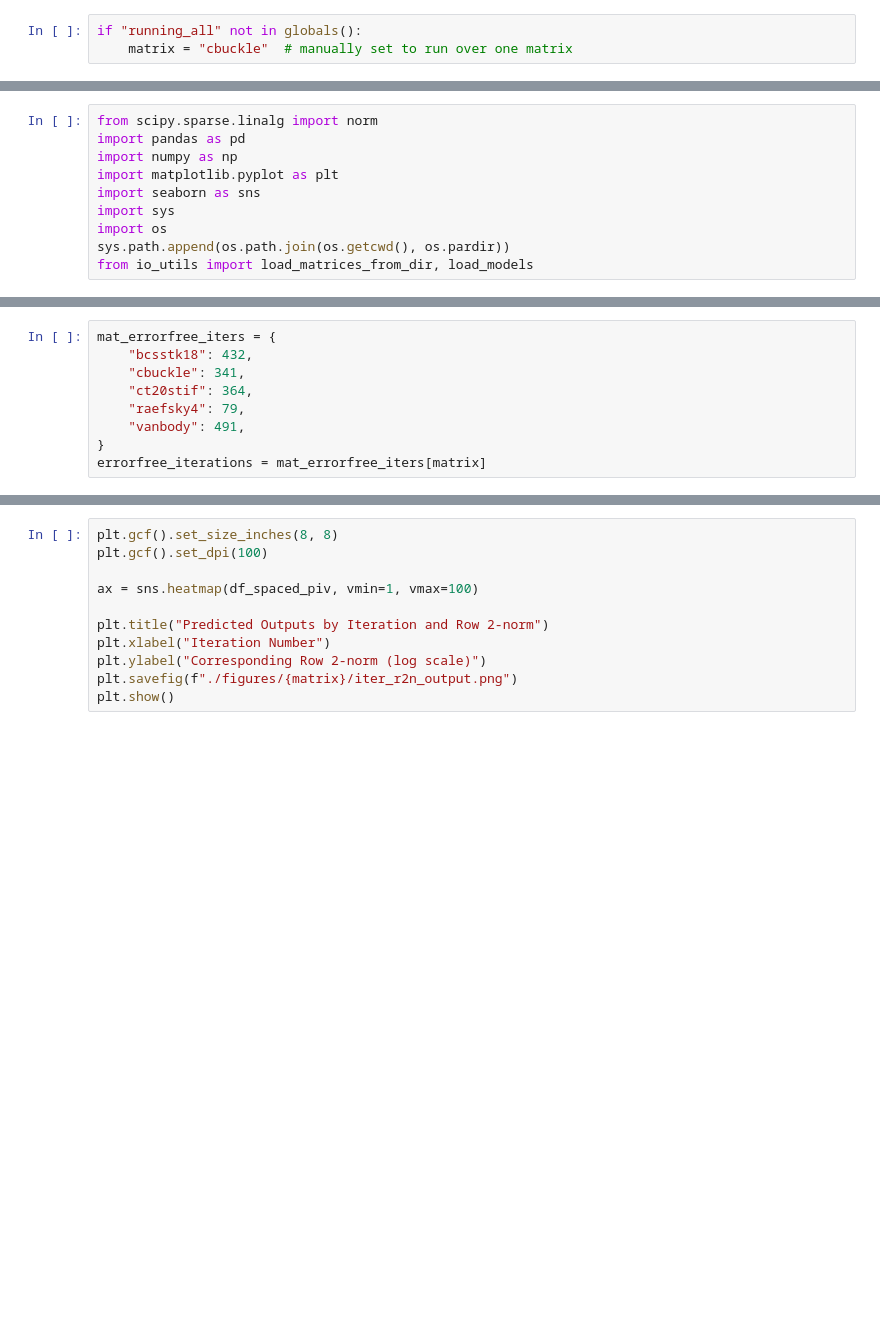
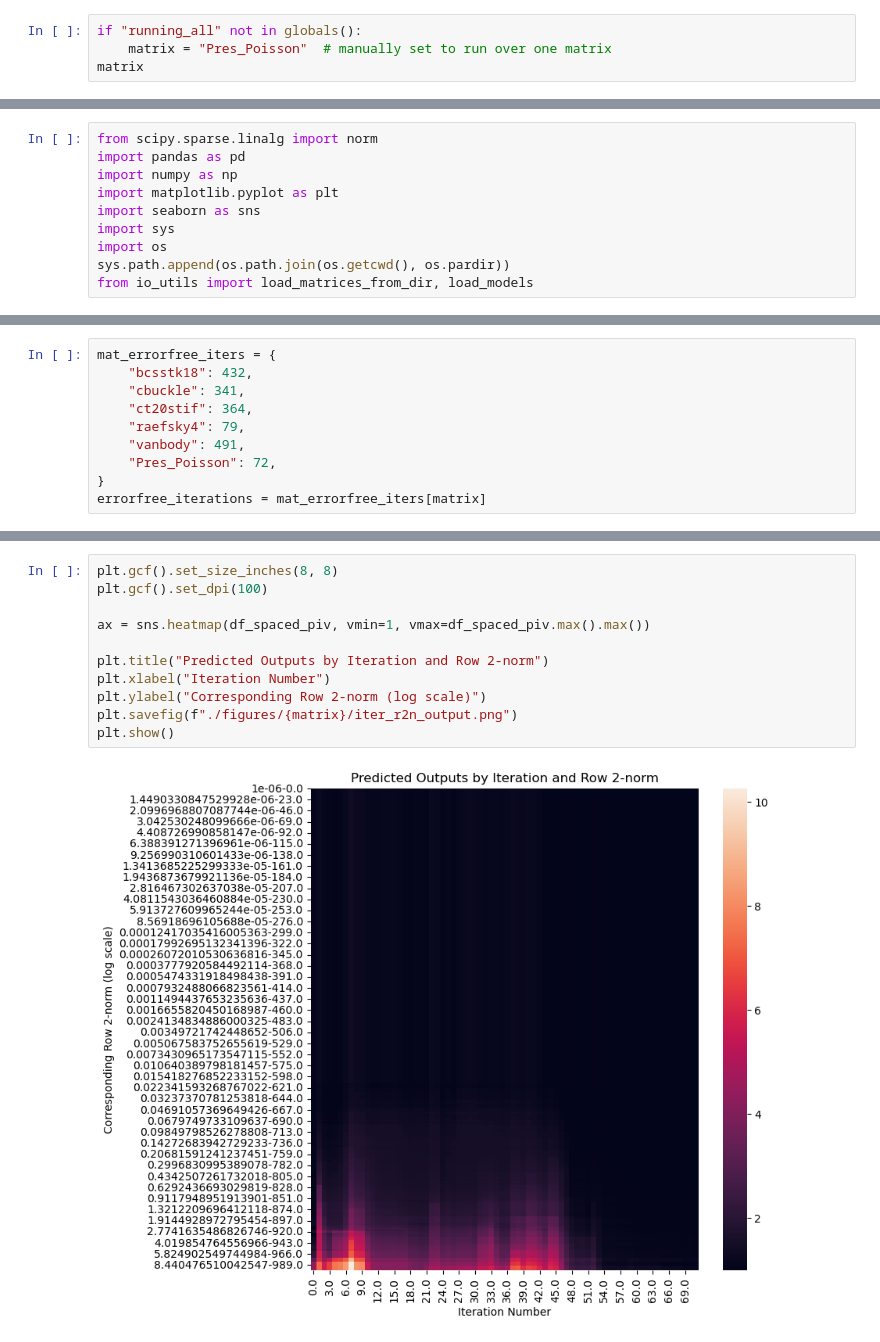
Before and after one commit to DanielRJohnson/Dynamic-Selective-Protection, a Jupyter notebook: analyses/protection_vis.ipynb, the cells around one changed output, grey strips where cells are left out. Saved outputs shown, nothing was run; the diff lists cells and outputs as text; blank space fills up the shorter version.

Commit message:
add Pres_Poisson

```diff
--- a/analyses/protection_vis.ipynb
+++ b/analyses/protection_vis.ipynb
@@ -22,4 +22,5 @@ if "running_all" not in globals():
 [interactive output not drawn]
 # %%
 if "running_all" not in globals():
-    matrix = "cbuckle"  # manually set to run over one matrix
+    matrix = "Pres_Poisson"  # manually set to run over one matrix
+matrix
@@ -44,6 +50,7 @@ mat_errorfree_iters = {
     "ct20stif": 364,
     "raefsky4": 79,
     "vanbody": 491,
+    "Pres_Poisson": 72,
 }
 errorfree_iterations = mat_errorfree_iters[matrix]
 # %%
@@ -80,14 +129,16 @@ df_spaced_piv.head()
 # %%
 plt.gcf().set_size_inches(8, 8)
 plt.gcf().set_dpi(100)
 
-ax = sns.heatmap(df_spaced_piv, vmin=1, vmax=100)
+ax = sns.heatmap(df_spaced_piv, vmin=1, vmax=df_spaced_piv.max().max())
 
 plt.title("Predicted Outputs by Iteration and Row 2-norm")
 plt.xlabel("Iteration Number")
 plt.ylabel("Corresponding Row 2-norm (log scale)")
 plt.savefig(f"./figures/{matrix}/iter_r2n_output.png")
 plt.show()
+# %% [output]
+[figure, added]
 # %%
 df_piv = df.pivot(index=["rowid"], columns="i", values="output")
 
```
Also changed, not shown: parts of 8 cells of this notebook, 46 other files.
